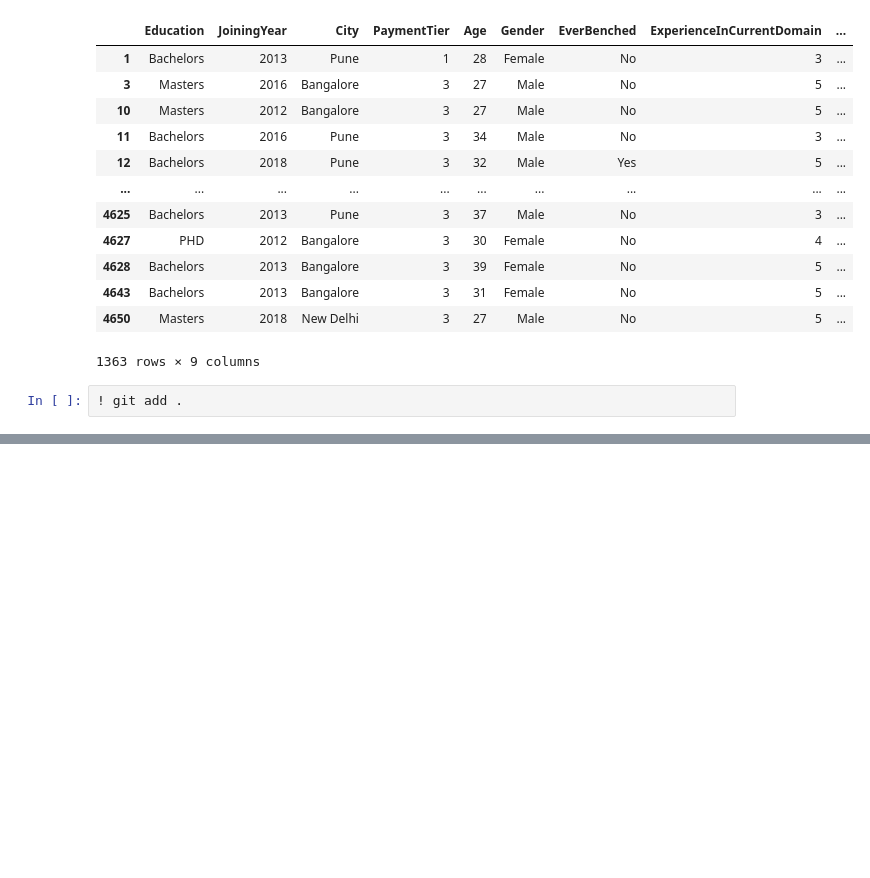
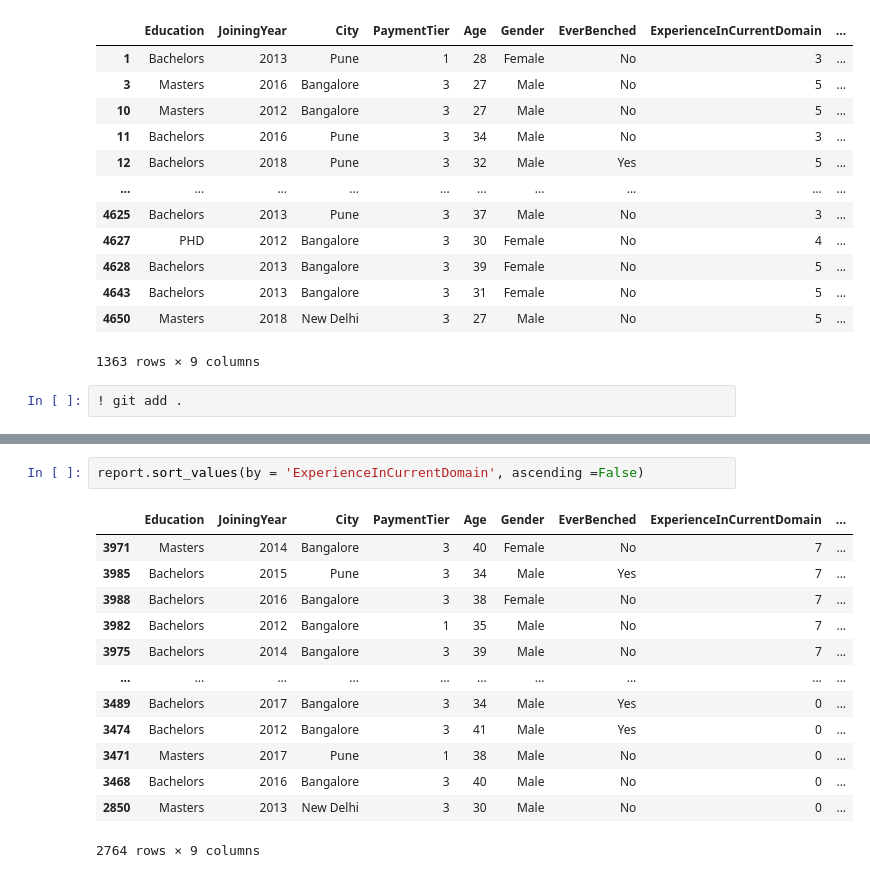
Before and after one commit to AmaanKhan111/Team-buddy, a Jupyter notebook: Project 2 Pandas/notebook/pandas1.ipynb, the cells around one changed output, grey strips where cells are left out. Drawn from its saved outputs; the diff is of its cells as text; blank space fills up the shorter version.

```diff
--- a/Project 2 Pandas/notebook/pandas1.ipynb
+++ b/Project 2 Pandas/notebook/pandas1.ipynb
@@ -522,0 +574,16 @@ SyntaxError: invalid syntax (559843666.py, line 1)
+# %%
+report.sort_values(by = 'ExperienceInCurrentDomain', ascending =False)
+# %% [output]
+|  | Education | JoiningYear | City | PaymentTier | Age | Gender | EverBenched | ExperienceInCurrentDomain | ... |
+| 3971 | Masters | 2014 | Bangalore | 3 | 40 | Female | No | 7 | ... |
+| 3985 | Bachelors | 2015 | Pune | 3 | 34 | Male | Yes | 7 | ... |
+| 3988 | Bachelors | 2016 | Bangalore | 3 | 38 | Female | No | 7 | ... |
+| 3982 | Bachelors | 2012 | Bangalore | 1 | 35 | Male | No | 7 | ... |
+| 3975 | Bachelors | 2014 | Bangalore | 3 | 39 | Male | No | 7 | ... |
+| ... | ... | ... | ... | ... | ... | ... | ... | ... | ... |
+| 3489 | Bachelors | 2017 | Bangalore | 3 | 34 | Male | Yes | 0 | ... |
+| 3474 | Bachelors | 2012 | Bangalore | 3 | 41 | Male | Yes | 0 | ... |
+| 3471 | Masters | 2017 | Pune | 1 | 38 | Male | No | 0 | ... |
+| 3468 | Bachelors | 2016 | Bangalore | 3 | 40 | Male | No | 0 | ... |
+| 2850 | Masters | 2013 | New Delhi | 3 | 30 | Male | No | 0 | ... |
+2764 rows × 9 columns
```
Also changed, not shown: parts of 10 cells of this notebook.
